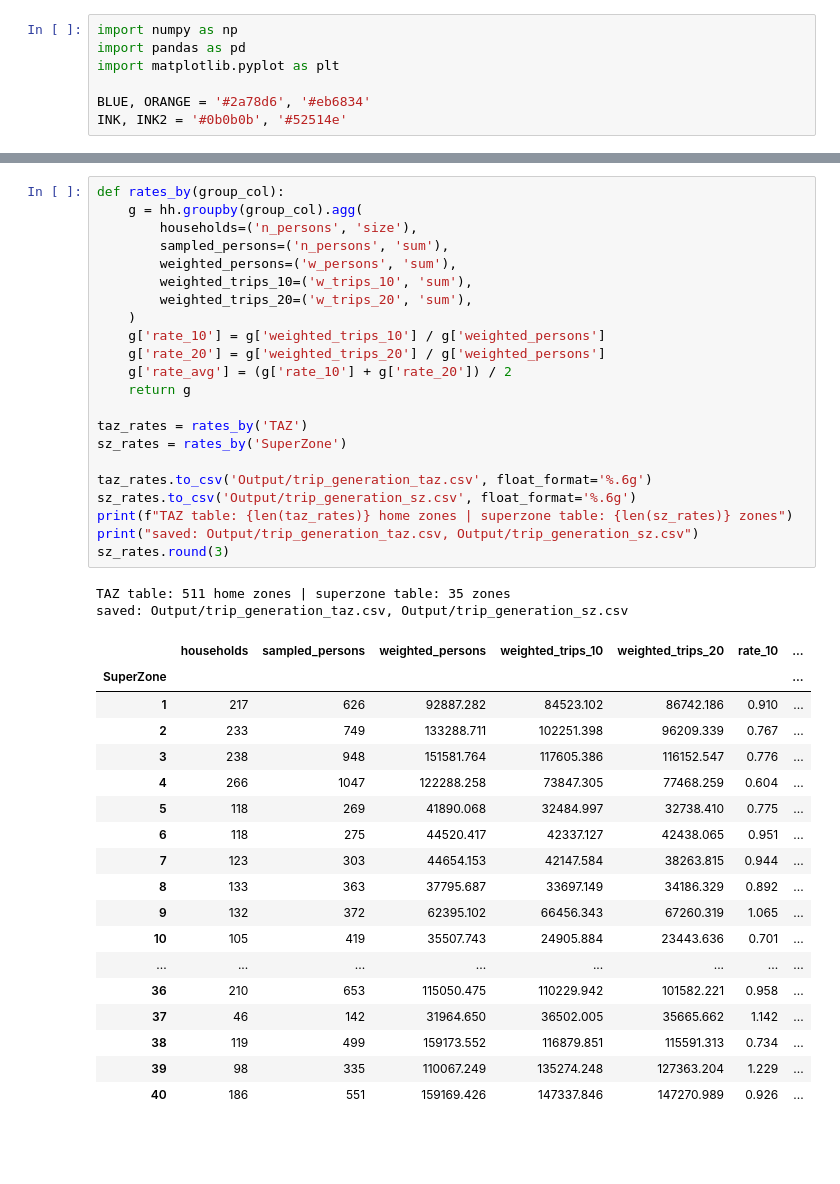
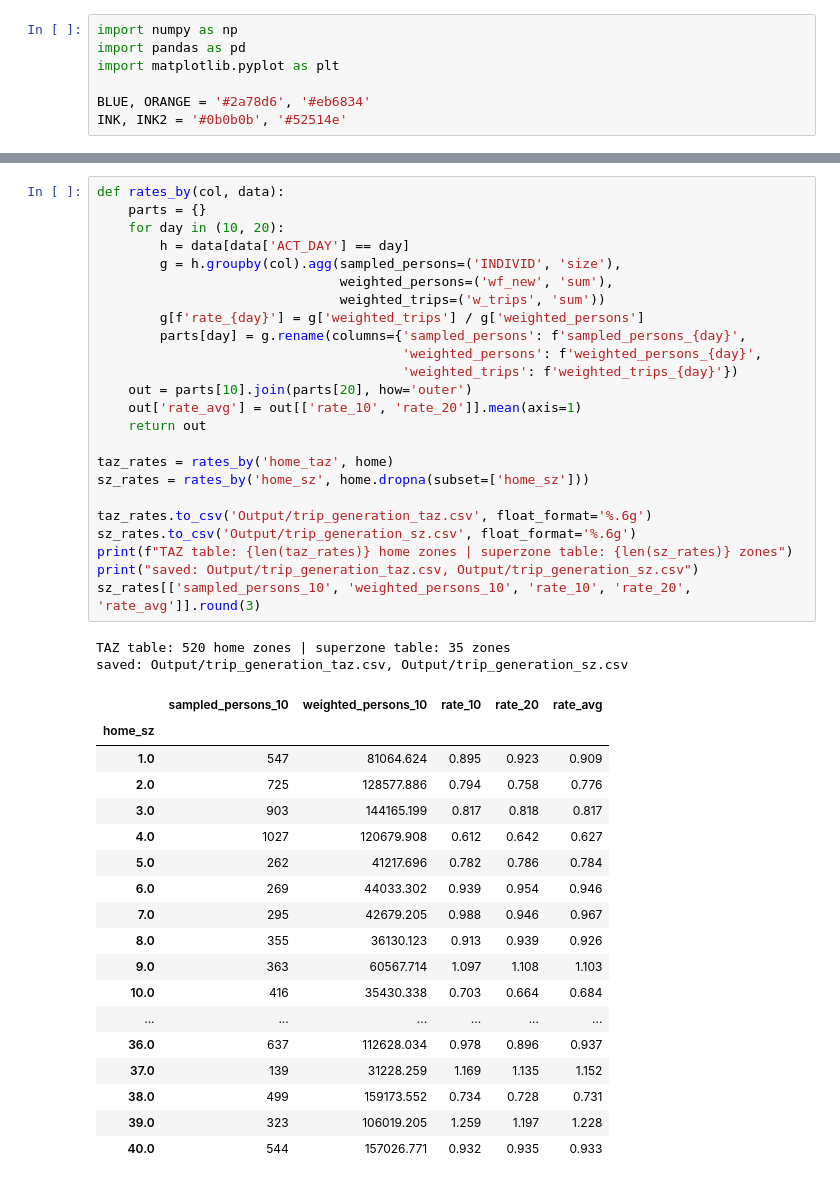
Before and after one commit to oh-da/Nofit_LRT_Extension, a Jupyter notebook: THS_2018_MTX_trip_generation.ipynb, the cells around one changed output, grey strips where cells are left out. Drawn from its saved outputs; the diff is of its cells as text; blank space fills up the shorter version.

```diff
--- a/THS_2018_MTX_trip_generation.ipynb
+++ b/THS_2018_MTX_trip_generation.ipynb
@@ -59,46 +83,48 @@ overall AM-peak trips per person:  day 10 = 0.856,  day 20 = 0.844,  avg = 0.850
 # %%
-def rates_by(group_col):
-    g = hh.groupby(group_col).agg(
-        households=('n_persons', 'size'),
-        sampled_persons=('n_persons', 'sum'),
-        weighted_persons=('w_persons', 'sum'),
-        weighted_trips_10=('w_trips_10', 'sum'),
-        weighted_trips_20=('w_trips_20', 'sum'),
-    )
-    g['rate_10'] = g['weighted_trips_10'] / g['weighted_persons']
-    g['rate_20'] = g['weighted_trips_20'] / g['weighted_persons']
-    g['rate_avg'] = (g['rate_10'] + g['rate_20']) / 2
-    return g
+def rates_by(col, data):
+    parts = {}
+    for day in (10, 20):
+        h = data[data['ACT_DAY'] == day]
+        g = h.groupby(col).agg(sampled_persons=('INDIVID', 'size'),
+                               weighted_persons=('wf_new', 'sum'),
+                               weighted_trips=('w_trips', 'sum'))
+        g[f'rate_{day}'] = g['weighted_trips'] / g['weighted_persons']
+        parts[day] = g.rename(columns={'sampled_persons': f'sampled_persons_{day}',
+                                       'weighted_persons': f'weighted_persons_{day}',
+                                       'weighted_trips': f'weighted_trips_{day}'})
+    out = parts[10].join(parts[20], how='outer')
+    out['rate_avg'] = out[['rate_10', 'rate_20']].mean(axis=1)
+    return out
 
-taz_rates = rates_by('TAZ')
-sz_rates = rates_by('SuperZone')
+taz_rates = rates_by('home_taz', home)
+sz_rates = rates_by('home_sz', home.dropna(subset=['home_sz']))
 
 taz_rates.to_csv('Output/trip_generation_taz.csv', float_format='%.6g')
 sz_rates.to_csv('Output/trip_generation_sz.csv', float_format='%.6g')
 print(f"TAZ table: {len(taz_rates)} home zones | superzone table: {len(sz_rates)} zones")
 print("saved: Output/trip_generation_taz.csv, Output/trip_generation_sz.csv")
-sz_rates.round(3)
+sz_rates[['sampled_persons_10', 'weighted_persons_10', 'rate_10', 'rate_20', 'rate_avg']].round(3)
 # %% [output]
-TAZ table: 511 home zones | superzone table: 35 zones
+TAZ table: 520 home zones | superzone table: 35 zones
 saved: Output/trip_generation_taz.csv, Output/trip_generation_sz.csv
-|  | households | sampled_persons | weighted_persons | weighted_trips_10 | weighted_trips_20 | rate_10 | ... |
-| SuperZone |  |  |  |  |  |  | ... |
-| 1 | 217 | 626 | 92887.282 | 84523.102 | 86742.186 | 0.910 | ... |
-| 2 | 233 | 749 | 133288.711 | 102251.398 | 96209.339 | 0.767 | ... |
-| 3 | 238 | 948 | 151581.764 | 117605.386 | 116152.547 | 0.776 | ... |
-| 4 | 266 | 1047 | 122288.258 | 73847.305 | 77468.259 | 0.604 | ... |
-| 5 | 118 | 269 | 41890.068 | 32484.997 | 32738.410 | 0.775 | ... |
-| 6 | 118 | 275 | 44520.417 | 42337.127 | 42438.065 | 0.951 | ... |
-| 7 | 123 | 303 | 44654.153 | 42147.584 | 38263.815 | 0.944 | ... |
-| 8 | 133 | 363 | 37795.687 | 33697.149 | 34186.329 | 0.892 | ... |
-| 9 | 132 | 372 | 62395.102 | 66456.343 | 67260.319 | 1.065 | ... |
-| 10 | 105 | 419 | 35507.743 | 24905.884 | 23443.636 | 0.701 | ... |
-| ... | ... | ... | ... | ... | ... | ... | ... |
-| 36 | 210 | 653 | 115050.475 | 110229.942 | 101582.221 | 0.958 | ... |
-| 37 | 46 | 142 | 31964.650 | 36502.005 | 35665.662 | 1.142 | ... |
-| 38 | 119 | 499 | 159173.552 | 116879.851 | 115591.313 | 0.734 | ... |
-| 39 | 98 | 335 | 110067.249 | 135274.248 | 127363.204 | 1.229 | ... |
-| 40 | 186 | 551 | 159169.426 | 147337.846 | 147270.989 | 0.926 | ... |
+|  | sampled_persons_10 | weighted_persons_10 | rate_10 | rate_20 | rate_avg |
+| home_sz |  |  |  |  |  |
+| 1.0 | 547 | 81064.624 | 0.895 | 0.923 | 0.909 |
+| 2.0 | 725 | 128577.886 | 0.794 | 0.758 | 0.776 |
+| 3.0 | 903 | 144165.199 | 0.817 | 0.818 | 0.817 |
+| 4.0 | 1027 | 120679.908 | 0.612 | 0.642 | 0.627 |
+| 5.0 | 262 | 41217.696 | 0.782 | 0.786 | 0.784 |
+| 6.0 | 269 | 44033.302 | 0.939 | 0.954 | 0.946 |
+| 7.0 | 295 | 42679.205 | 0.988 | 0.946 | 0.967 |
+| 8.0 | 355 | 36130.123 | 0.913 | 0.939 | 0.926 |
+| 9.0 | 363 | 60567.714 | 1.097 | 1.108 | 1.103 |
+| 10.0 | 416 | 35430.338 | 0.703 | 0.664 | 0.684 |
+| ... | ... | ... | ... | ... | ... |
+| 36.0 | 637 | 112628.034 | 0.978 | 0.896 | 0.937 |
+| 37.0 | 139 | 31228.259 | 1.169 | 1.135 | 1.152 |
+| 38.0 | 499 | 159173.552 | 0.734 | 0.728 | 0.731 |
+| 39.0 | 323 | 106019.205 | 1.259 | 1.197 | 1.228 |
+| 40.0 | 544 | 157026.771 | 0.932 | 0.935 | 0.933 |
 # %%
 fig, axes = plt.subplots(1, 2, figsize=(15, 5.8), facecolor='white', gridspec_kw={'width_ratios': [1.5, 1]})
 
```
Also changed, not shown: parts of 8 cells of this notebook, 5 other files.
